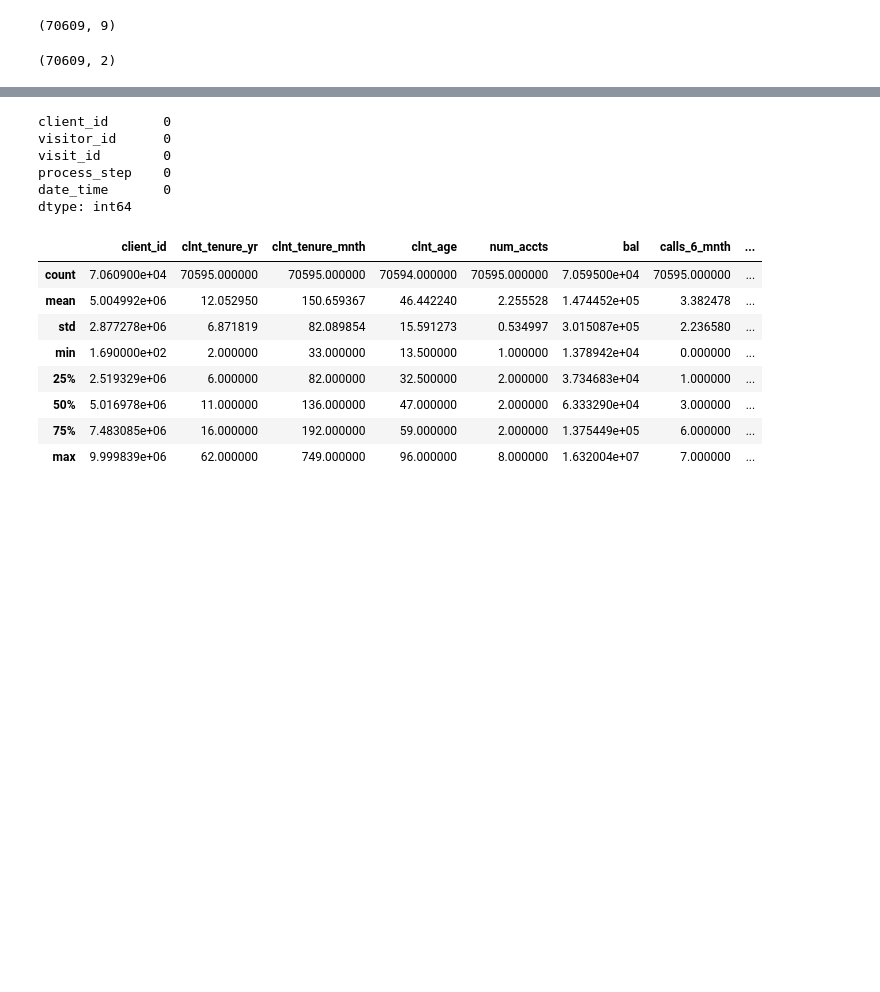
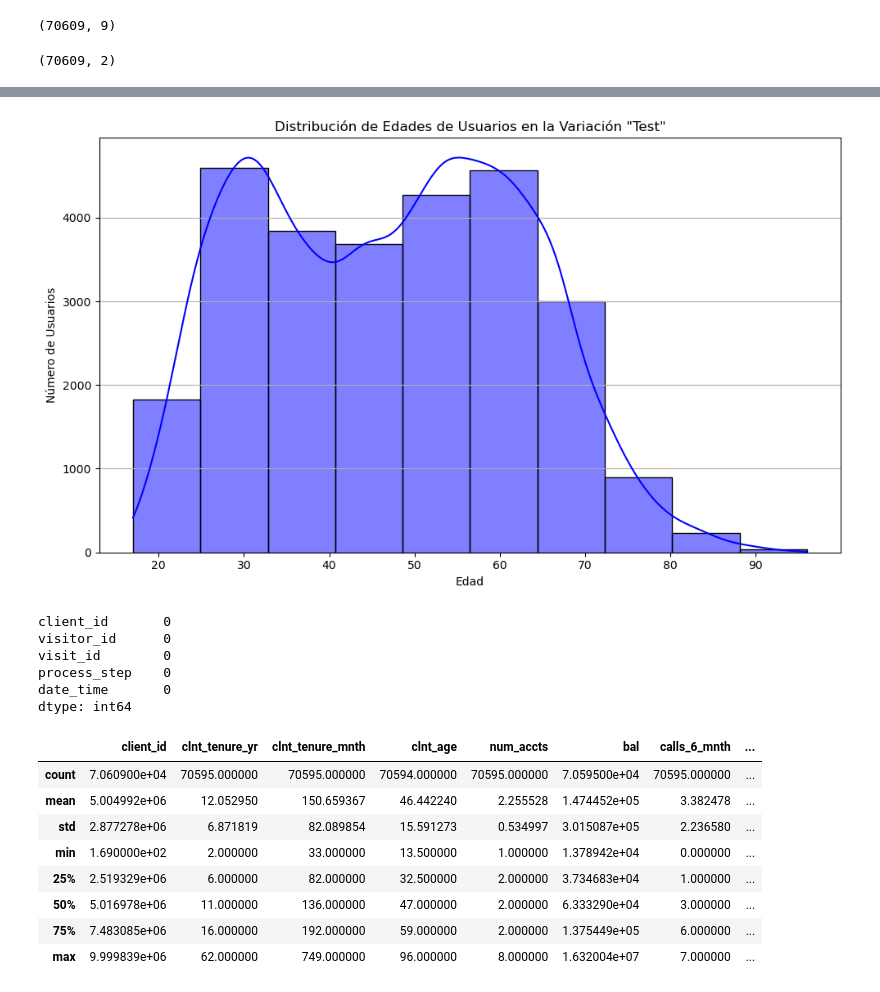
Before and after one commit to beatranche/Project-2, a Jupyter notebook: main.ipynb, the cells around one changed output, grey strips where cells are left out. Saved outputs shown, nothing was run; the diff lists cells and outputs as text; code cells hidden in the pictures; blank space fills up the shorter version.

```diff
--- a/main.ipynb
+++ b/main.ipynb
@@ -19,3 +54,20 @@ display(df_merge_clients)
+# %%
+# Gráfico de barras para visionar las edades de los que probaron el test
+
+df_test = df_merge_clients[df_merge_clients['Variation'] == 'Test']
+
+
+plt.figure(figsize=(10, 6))
+sns.histplot(df_test['clnt_age'], bins=10, kde=True, color='blue')
+plt.title('Distribución de Edades de Usuarios en la Variación "Test"')
+plt.xlabel('Edad')
+plt.ylabel('Número de Usuarios')
+plt.grid(axis='y')
+
+plt.tight_layout()
+plt.show()
+# %% [output]
+[figure, added]
 # %%
 df_final_web_data_pt_2.isnull().sum().sort_values(ascending=False)
 # %% [output]
```
Also changed, not shown: parts of 3 cells of this notebook.
